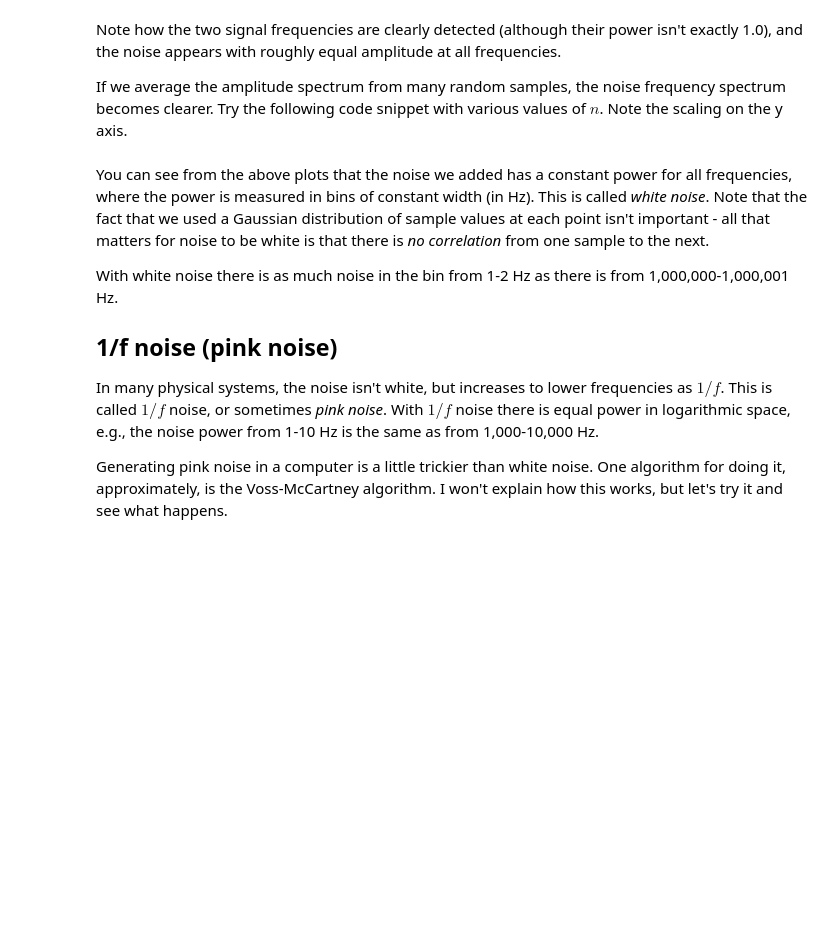
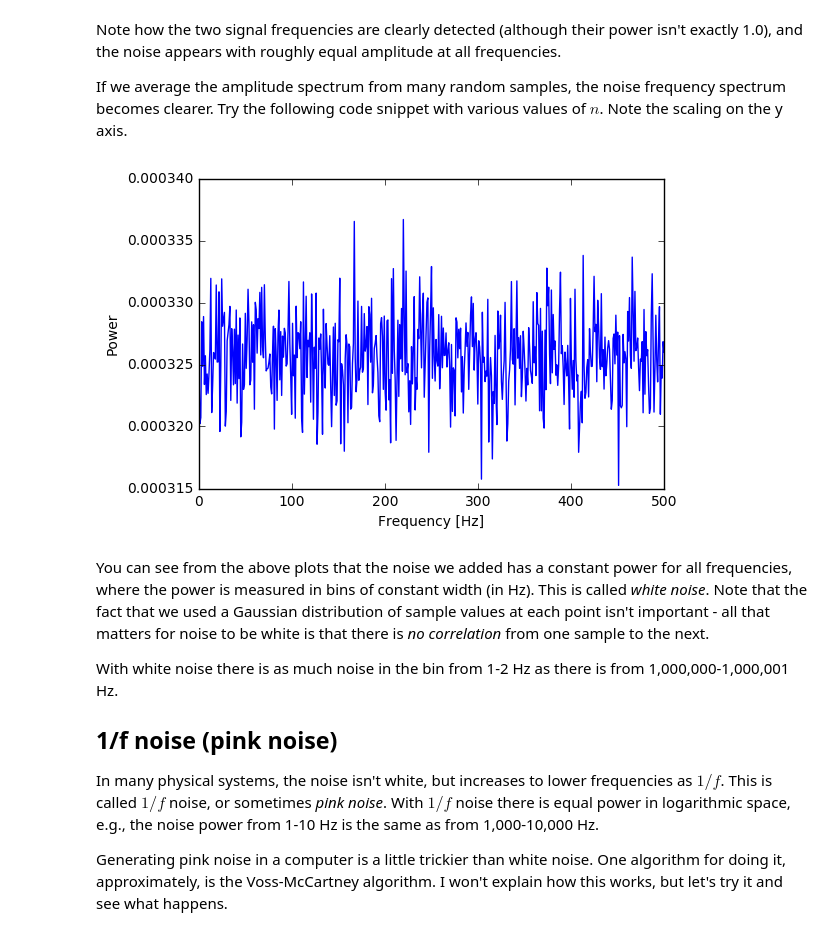
Before and after one commit to phys3112/intro, a Jupyter notebook: mcba7.ipynb, the cells around one changed output. Cells and saved outputs as stored; diff of their text form; code cells hidden in the pictures; blank space fills up the shorter version.

```diff
--- a/mcba7.ipynb
+++ b/mcba7.ipynb
@@ -239,36 +265,38 @@ def plotAverageFFT(n):
     dt = 0.001
     t = np.linspace(0, dt * (numSamples - 1), numSamples)
     f = np.fft.rfftfreq(t.size, dt)
 
     # We are going to calculate an average power spectrum,
     # so we begin by zeroing a suitable array.
 
     powerSpectrum = np.zeros(f.size)
 
     # Now sum n power spectra.
 
     for i in range(n):
 
         # Uncomment this line for Gaussian distributed samples.
 
-        y = np.random.randn(numSamples)
+        #y = np.random.randn(numSamples)
 
         # Uncomment this line for uniform distrubuted samples.
 
-        #y = np.random.random(numSamples) - 0.5
+        y = np.random.random(numSamples) - 0.5
 
         powerSpectrum += abs(np.fft.rfft(y) * 2 / numSamples) ** 2
 
     # And divide by n to make the avergage.
 
     powerSpectrum /= n
 
     plt.plot(f, powerSpectrum)
     plt.xlabel("Frequency [Hz]")
     plt.ylabel("Power")
     plt.show()
 
-plotAverageFFT(10)
+plotAverageFFT(10000)
+# %% [output]
+[figure, added]
 # %% [markdown]
 You can see from the above plots that the noise we added has a constant power for all frequencies, where the power is measured in bins of constant width (in Hz). This is called *white noise*. Note that the fact that we used a Gaussian distribution of sample values at each point isn't important - all that matters for noise to be white is that there is *no correlation* from one sample to the next.
 
```
Also changed, not shown: parts of 10 cells of this notebook.
